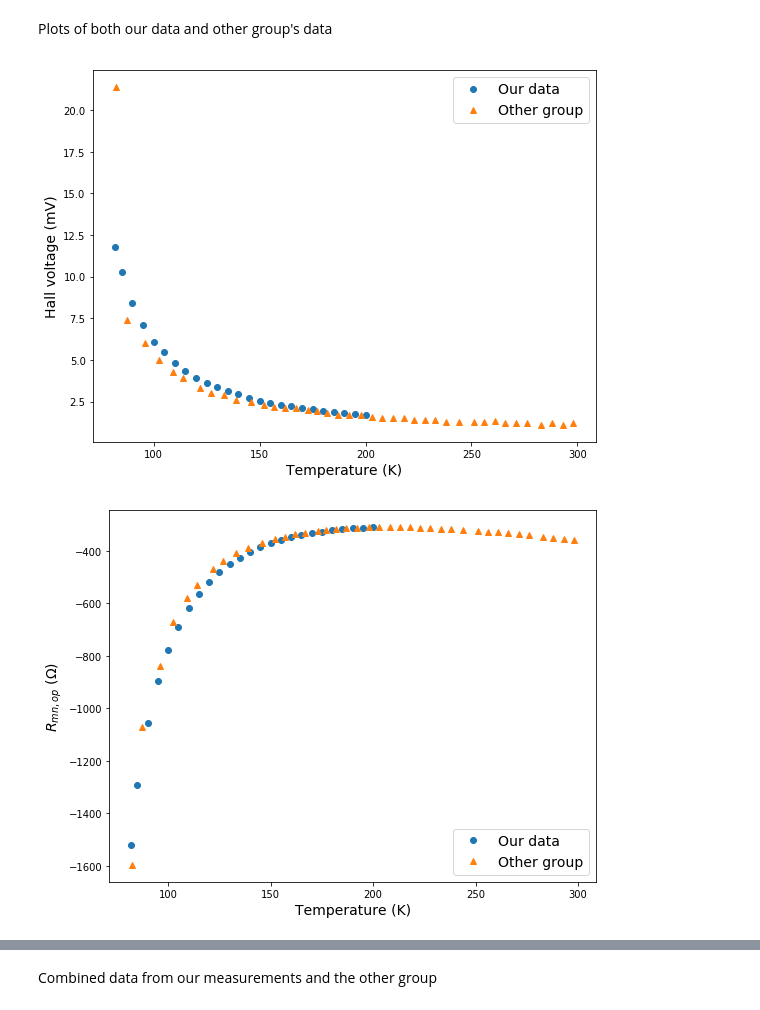
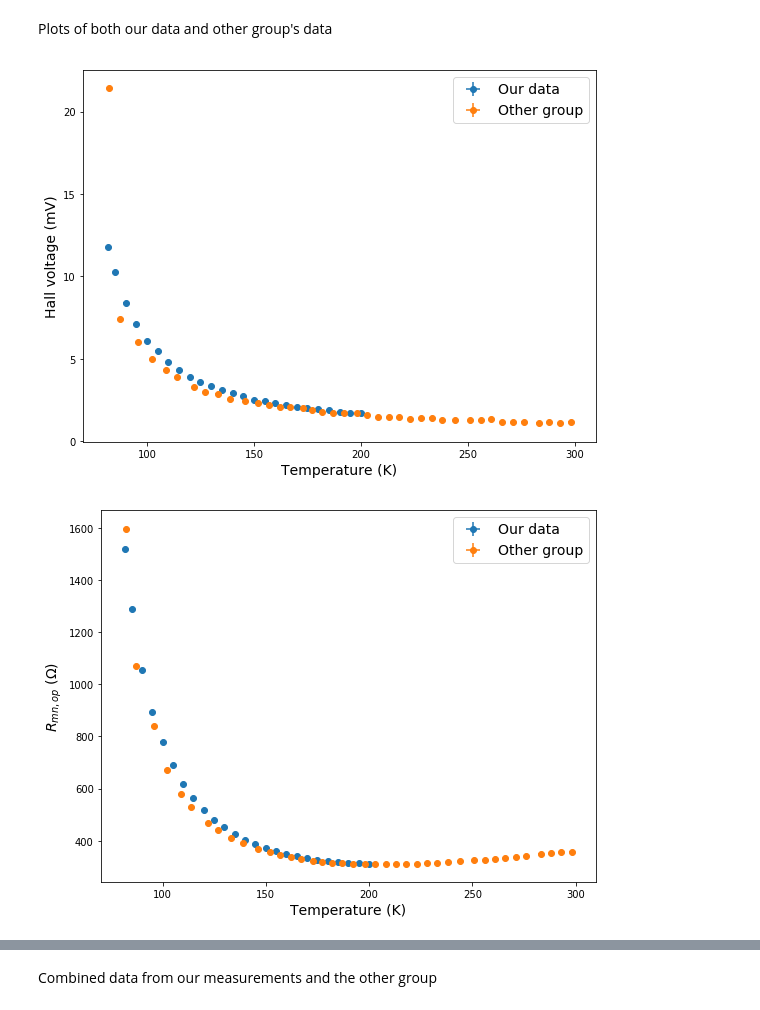
Before and after one commit to iyanmv/APL_ws18-19, a Jupyter notebook: Hall/Hall_effect.ipynb, the cells around one changed output, grey strips where cells are left out. Cells and saved outputs as stored; diff of their text form; code cells hidden in the pictures.

Commit message:
[Hall Effect] Add figs calibration, update jupyter notebook and fix combined datasets

```diff
--- a/Hall/Hall_effect.ipynb
+++ b/Hall/Hall_effect.ipynb
@@ -107,9 +118,12 @@ R_no_pm = data[:, 4] / .1
+# %%
+err_R_mn_op1 = 1/.1 * 5e-3 + np.abs(data1[:, 3]) / .1**2 * 5e-4
+err_R_no_pm1 = 1/.1 * 5e-3 + np.abs(data1[:, 4]) / .1**2 * 5e-4
 # %% [markdown]
 Data from other group
 # %%
 data2 = pd.read_excel('Data_Lettner_Schuele.xlsx', header=None,
                        names=['Temperature', 'Hall_Total_Voltage', 'Hall_Offset_Voltage', 'Voltage_OP', 'Voltage_PM'],
-                       usecols='B:F', dtype=np.float32, skiprows=6)
+                       usecols='B:F', dtype=np.float64, skiprows=6)
 # %%
 data2.head()
 # %% [output]
@@ -124,27 +138,32 @@ Plots of both our data and other group's data
 # %%
 T2 = data2['Temperature'].values
 U_Hall2 = (data2['Hall_Total_Voltage'] - data2['Hall_Offset_Voltage']).values
-R_mn_op2 = (data2['Voltage_OP'] / .1).values
-R_no_pm2 = (data2['Voltage_PM'] / .1).values
+R_mn_op2 = np.abs((data2['Voltage_OP'] / .1).values)
+R_no_pm2 = np.abs((data2['Voltage_PM'] / .1).values)
+# %%
+err_R_mn_op2 = 1/.1 * 5e-3 + np.abs(data2['Voltage_OP'].values) / .1**2 * 5e-4
+err_R_no_pm2 = 1/.1 * 5e-3 + np.abs(data2['Voltage_PM'].values) / .1**2 * 5e-4
 # %%
 fig, ax = plt.subplots(1,1, figsize=(8,6))
-ax.plot(T, U_Hall, 'o', label='Our data')
-ax.plot(T2, -U_Hall2, '^', label='Other group')
+ax.errorbar(T1, U_Hall1, yerr=.1, xerr=1, fmt='o', label='Our data')
+ax.errorbar(T2, -U_Hall2, yerr=.1, xerr=1, fmt='o', label='Other group')
 ax.set_xlabel('Temperature (K)', fontsize=14)
 ax.set_ylabel('Hall voltage (mV)', fontsize=14)
 ax.legend(loc=0, fontsize=14)
 plt.tight_layout()
+save_fig(fig, 'Hall_voltage_vs_Temperature_both_datasets')
 # %% [output]
-[figure, old version]
+[figure, new version]
 # %%
 fig, ax = plt.subplots(1,1, figsize=(8,6))
-ax.plot(T, R_mn_op, 'o', label='Our data')
-ax.plot(T2, R_mn_op2, '^', label='Other group')
+ax.errorbar(T1, R_mn_op1, yerr=err_R_mn_op1, xerr=1, fmt='o', label='Our data')
+ax.errorbar(T2, R_mn_op2, yerr=err_R_mn_op2, xerr=1, fmt='o', label='Other group')
 ax.legend(loc=0, fontsize=14)
 ax.set_xlabel('Temperature (K)', fontsize=14)
 ax.set_ylabel('$R_{mn,op}$ ($\Omega$)', fontsize=14)
 plt.tight_layout()
+save_fig(fig, 'R_mn_op_vs_Temperature_both_datasets')
 # %% [output]
-[figure, old version]
+[figure, new version]
 # %%
 fig, ax = plt.subplots(1,1, figsize=(8,6))
```
Also changed, not shown: parts of 44 cells of this notebook, 14 other files.
